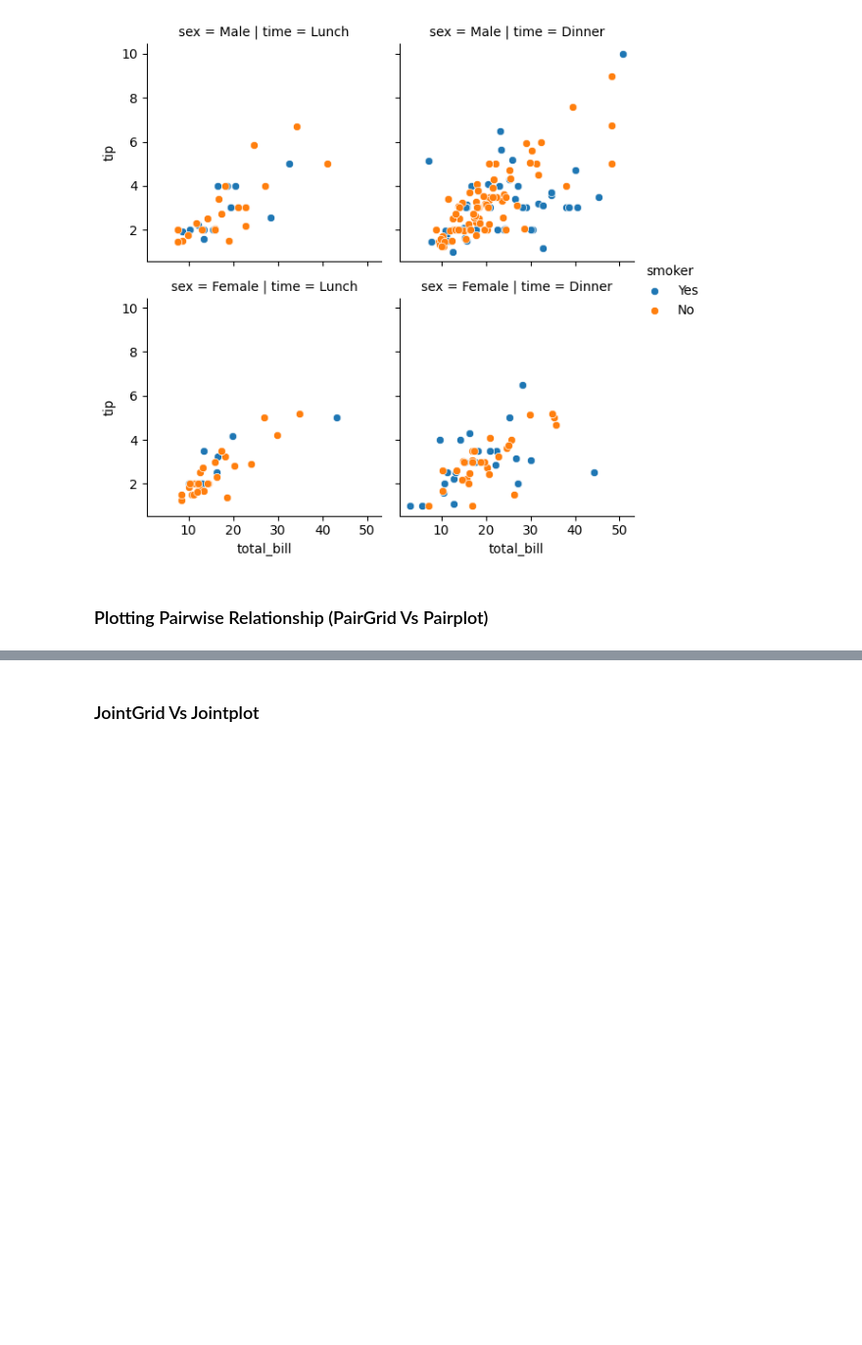
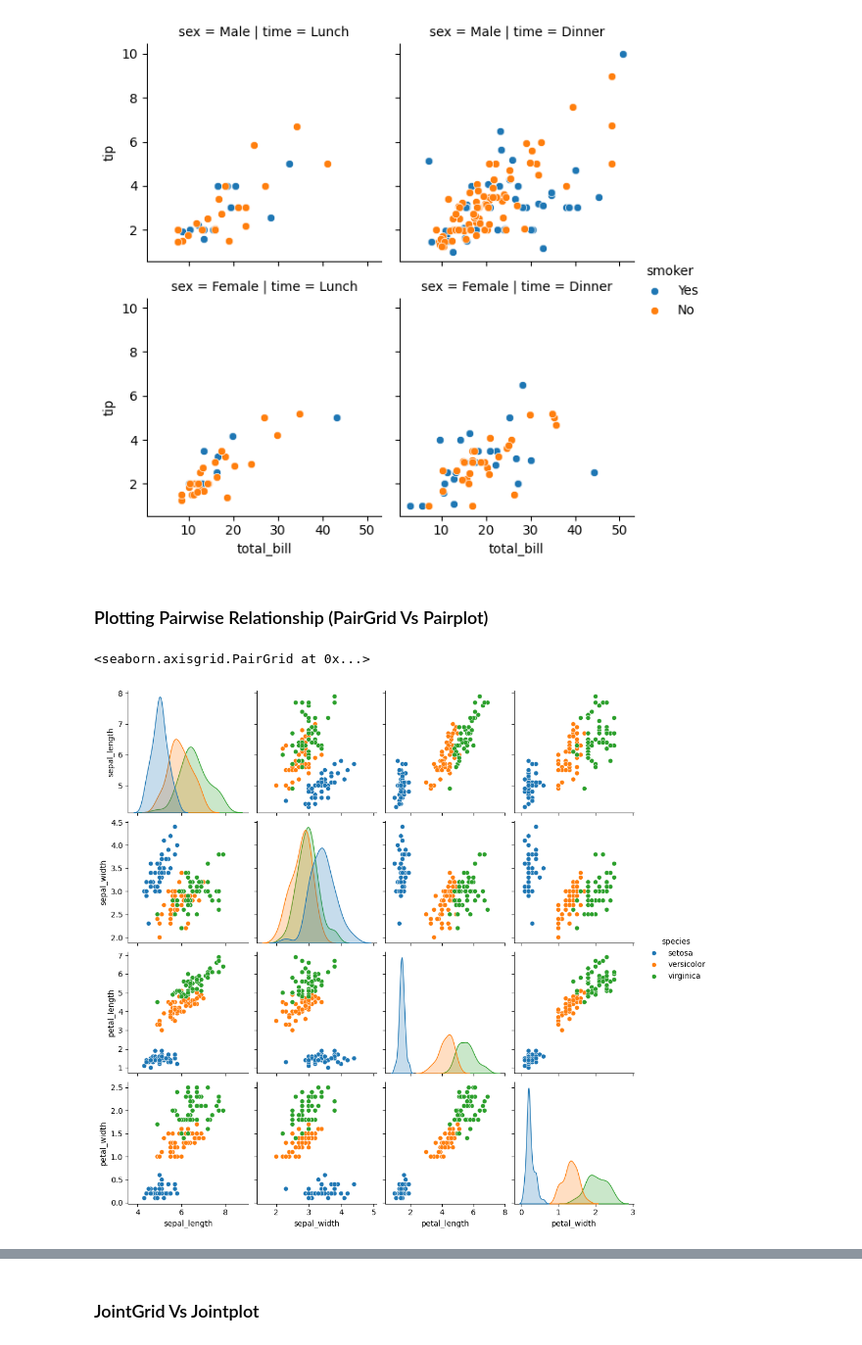
Before and after one commit to ShehrazSarwar/Python-Data-Analysis, a Jupyter notebook: Advanced Seaborn/Seaborn_P2.ipynb, the cells around one changed output, grey strips where cells are left out. Shown at 98% size. Saved outputs shown, nothing was run; the diff lists cells and outputs as text; code cells hidden in the pictures; blank space fills up the shorter version.

```diff
--- a/Advanced Seaborn/Seaborn_P2.ipynb
+++ b/Advanced Seaborn/Seaborn_P2.ipynb
@@ -231,3 +231,9 @@ g.add_legend()
 [figure]
 # %% [markdown]
 ### Plotting Pairwise Relationship (PairGrid Vs Pairplot)
+# %%
+# Pairplot
+sns.pairplot(iris,hue='species')
+# %% [output]
+<seaborn.axisgrid.PairGrid at 0x...>
+[figure, added]
```
Also changed, not shown: parts of 4 cells of this notebook.
